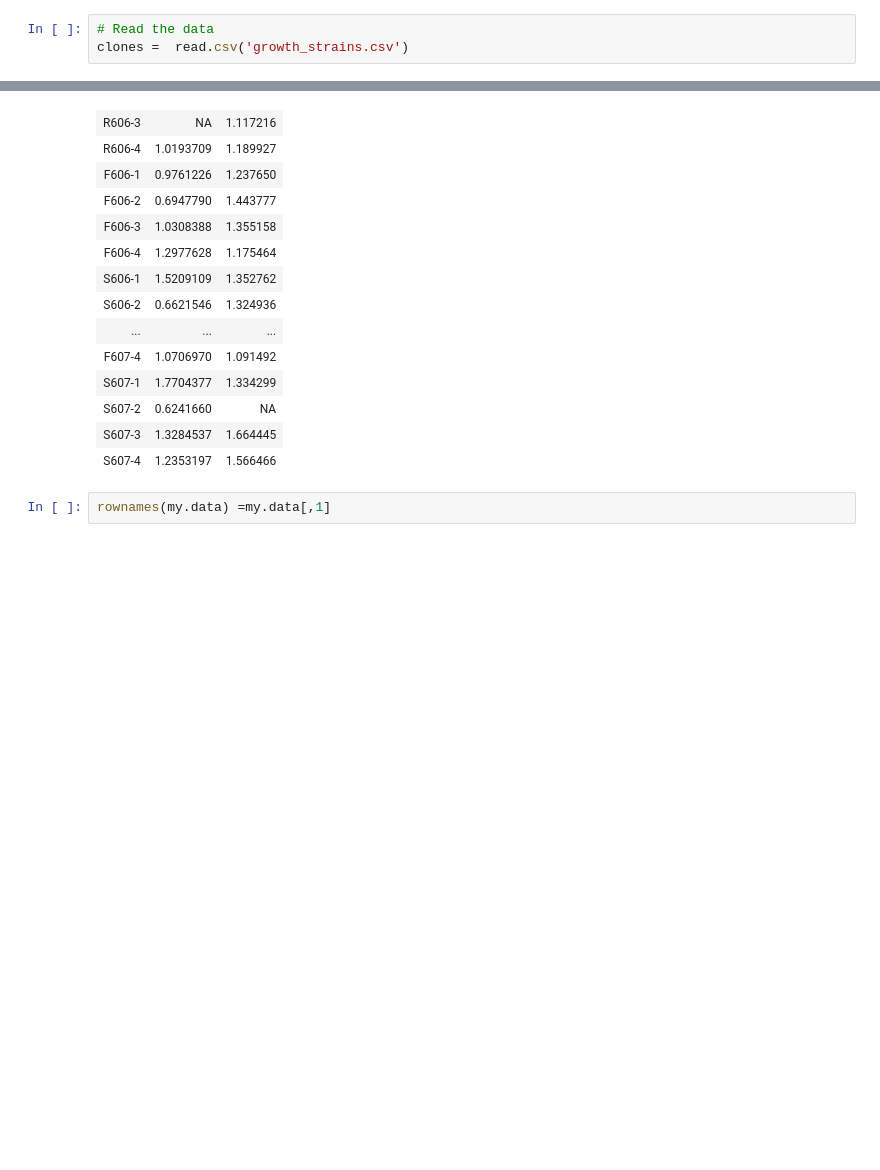
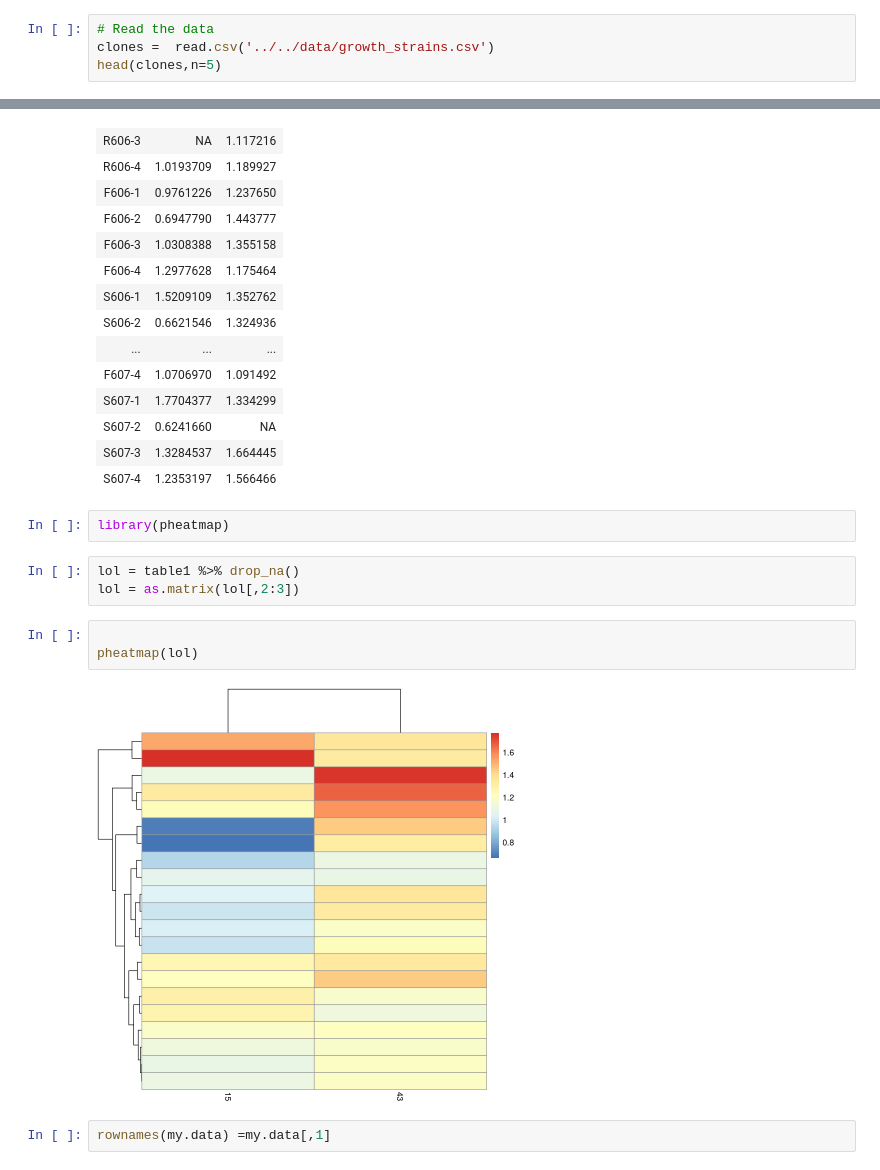
Before and after one commit to jopejor/eefe, a Jupyter notebook: src/notebooks/Table1_GrowthMeasurements.ipynb, the cells around one changed output, grey strips where cells are left out. Saved outputs shown, nothing was run; the diff lists cells and outputs as text; blank space fills up the shorter version.

```diff
--- a/src/notebooks/Table1_GrowthMeasurements.ipynb
+++ b/src/notebooks/Table1_GrowthMeasurements.ipynb
@@ -56,4 +56,5 @@ scale_y_continuous(labels = function(x) format(x, scientific = F))
 # Table 1
 # %%
 # Read the data
-clones =  read.csv('growth_strains.csv')
+clones =  read.csv('../../data/growth_strains.csv')
+head(clones,n=5)
@@ -204,6 +201,16 @@ A formattable: 24 × 3
 | S607-2 | 0.6241660 | NA |
 | S607-3 | 1.3284537 | 1.664445 |
 | S607-4 | 1.2353197 | 1.566466 |
+# %%
+library(pheatmap)
+# %%
+lol = table1 %>% drop_na()
+lol = as.matrix(lol[,2:3])
+# %%
+
+pheatmap(lol)
+# %% [output]
+[figure, added]
 # %%
 rownames(my.data) =my.data[,1]
 # %%
```
Also changed, not shown: parts of 2 cells of this notebook.
